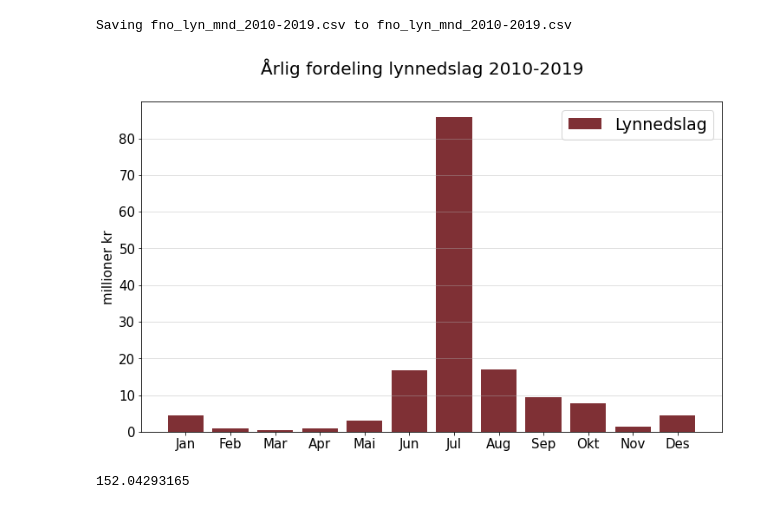
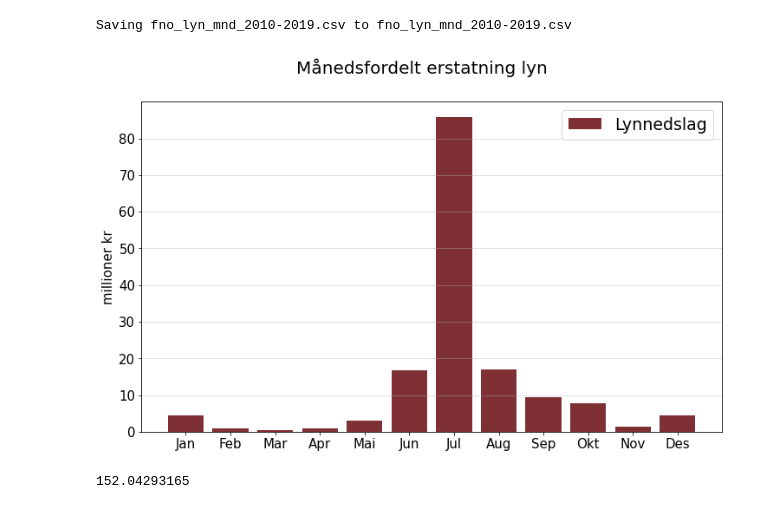
Before and after one commit to eirikngard/Eika, a Jupyter notebook: Eika_vs_FNO.ipynb, the cells around one changed output. Drawn from its saved outputs; the diff is of its cells as text; code cells hidden in the pictures.

```diff
--- a/Eika_vs_FNO.ipynb
+++ b/Eika_vs_FNO.ipynb
@@ -344,19 +344,19 @@ lyn = pd.read_csv('fno_lyn_mnd_2010-2019.csv',names=kol, skiprows=1)
 # %%
 mnd = ['Jan','Feb','Mar','Apr','Mai','Jun','Jul','Aug','Sep','Okt','Nov','Des']
 
 a = np.array([i*(10**(-6)) for i in lyn.loc[lyn['årsak']=='Lynnedslag','skade']])
 
 fig, ax = plt.subplots(figsize=(12, 7))
-fig.suptitle('Årlig fordeling lynnedslag 2010-2019',fontsize=20)
+fig.suptitle('Månedsfordelt erstatning lyn',fontsize=20)
 
 bar=ax.bar(mnd, a,color=rød, label='Lynnedslag')
 ax.grid(axis='y',alpha=0.5)
 ax.set_ylabel('millioner kr',size=15)
 ax.tick_params(axis = 'both', which = 'major', labelsize = 15)
 ax.legend(loc = 1, prop={'size': 19})
 plt.show()
 # %% [output]
-[figure, old version]
+[figure, new version]
 # %%
 sum(a)
 # %% [output]
```
